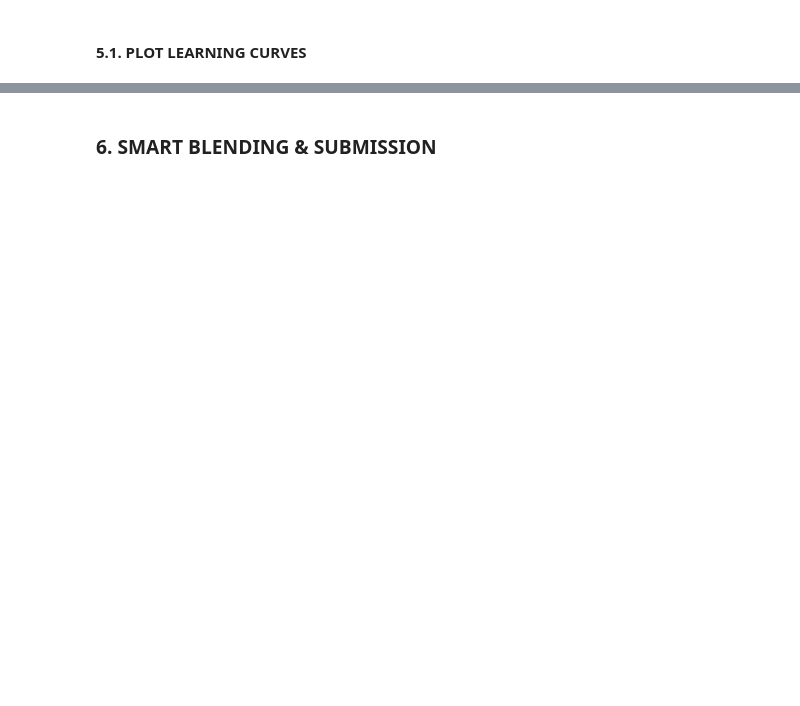
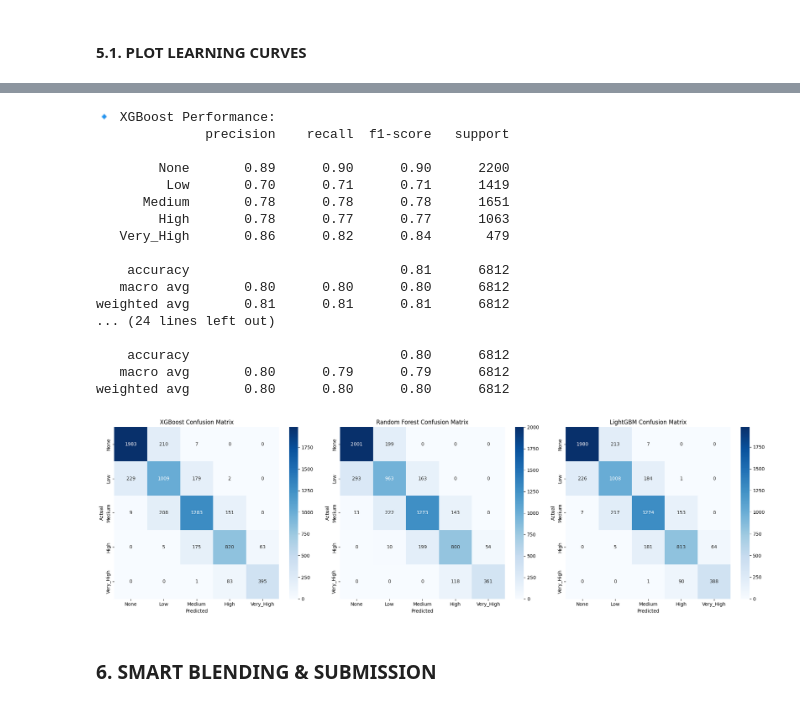
Before and after one commit to marco04asc/DAA, a Jupyter notebook: notebooks/ensemble_hybrid_v1.0.ipynb, the cells around one changed output, grey strips where cells are left out. Saved outputs shown, nothing was run; the diff lists cells and outputs as text; code cells hidden in the pictures; blank space fills up the shorter version.

```diff
--- a/notebooks/ensemble_hybrid_v1.0.ipynb
+++ b/notebooks/ensemble_hybrid_v1.0.ipynb
@@ -38,8 +38,18 @@ y_df = pd.read_csv('../data/y_train_hybrid.csv')
 y = y_df['AVERAGE_SPEED_DIFF'] # Extract the series
 
 # Load Test
-df_test = pd.read_csv('../data/test_data_hybrid.csv')
-X_test = df_test.copy()
+df_test_raw = pd.read_csv('../data/test_data_hybrid.csv')
+X_test = df_test_raw.copy()
+
+if 'RowId' in df_train.columns:
+    X = df_train.drop(columns=['RowId'])
+else:
+    X = df_train
+
+if 'RowId' in df_test_raw.columns:
+    X_test = df_test_raw.drop(columns=['RowId'])
+else:
+    X_test = df_test_raw
 
 # Align Test columns (Just a safety check, they should match already)
 X_test = X_test[X.columns]
@@ -200,13 +211,13 @@ Fitting 5 folds for each of 10 candidates, totalling 50 fits
 print("\nTraining Final Models with Best Parameters...")
 
 # A. XGBoost
-oof_xgb, probs_xgb, acc_xgb, hist_xgb = run_cv_model(best_xgb, X, y, X_test, "XGBoost")
+oof_xgb, probs_xgb, acc_xgb, hist_xgb = run_cv_model(best_xgb, X, y, X_test, "XGBoost (Tuned)")
 
 # B. Random Forest (Returns empty history)
-oof_rf, probs_rf, acc_rf, _ = run_cv_model(best_rf, X, y, X_test, "RandomForest")
+oof_rf, probs_rf, acc_rf, _ = run_cv_model(best_rf, X, y, X_test, "RandomForest (Tuned)")
 
 # C. LightGBM
-oof_lgb, probs_lgb, acc_lgb, hist_lgb = run_cv_model(best_lgb, X, y, X_test, "LightGBM")
+oof_lgb, probs_lgb, acc_lgb, hist_lgb = run_cv_model(best_lgb, X, y, X_test, "LightGBM (Tuned)")
 # %% [output]
 Training Final Models with Best Parameters...
 
@@ -254,3 +351,61 @@ if hist_lgb: plot_learning_curve(hist_lgb, "LightGBM")
+# %%
+from sklearn.metrics import classification_report, confusion_matrix
+import seaborn as sns
+import matplotlib.pyplot as plt
+
+# === VISUAL CLASSIFICATION REPORT ===
+def plot_classification_results(y_true, oof_preds, model_name, ax):
+    target_names = ['None', 'Low', 'Medium', 'High', 'Very_High']
+
+    # Calculate Confusion Matrix
+    cm = confusion_matrix(y_true, oof_preds)
+
+    # Plot Heatmap
+    sns.heatmap(cm, annot=True, fmt='d', cmap='Blues', ax=ax,
+                xticklabels=target_names, yticklabels=target_names)
+    ax.set_title(f'{model_name} Confusion Matrix')
+    ax.set_xlabel('Predicted')
+    ax.set_ylabel('Actual')
+
+# Create Figure for 3 Models
+fig, axes = plt.subplots(1, 3, figsize=(20, 6))
+
+# 1. XGBoost
+print("\n🔹 XGBoost Performance:")
+print(classification_report(y, oof_xgb, target_names=['None', 'Low', 'Medium', 'High', 'Very_High']))
+plot_classification_results(y, oof_xgb, "XGBoost", axes[0])
+
+# 2. Random Forest
+print("\n🔹 Random Forest Performance:")
+print(classification_report(y, oof_rf, target_names=['None', 'Low', 'Medium', 'High', 'Very_High']))
+plot_classification_results(y, oof_rf, "Random Forest", axes[1])
+
+# 3. LightGBM
+print("\n🔹 LightGBM Performance:")
+print(classification_report(y, oof_lgb, target_names=['None', 'Low', 'Medium', 'High', 'Very_High']))
+plot_classification_results(y, oof_lgb, "LightGBM", axes[2])
+
+plt.tight_layout()
+plt.show()
+# %% [output]
+🔹 XGBoost Performance:
+              precision    recall  f1-score   support
+
+        None       0.89      0.90      0.90      2200
+         Low       0.70      0.71      0.71      1419
+      Medium       0.78      0.78      0.78      1651
+        High       0.78      0.77      0.77      1063
+   Very_High       0.86      0.82      0.84       479
+
+    accuracy                           0.81      6812
+   macro avg       0.80      0.80      0.80      6812
+weighted avg       0.81      0.81      0.81      6812
+... (24 lines left out)
+
+    accuracy                           0.80      6812
+   macro avg       0.80      0.79      0.79      6812
+weighted avg       0.80      0.80      0.80      6812
+[figure, added]
 # %% [markdown]
 ### 6. SMART BLENDING & SUBMISSION
 # %%
```
Also changed, not shown: parts of 9 cells of this notebook, 4 other files.
